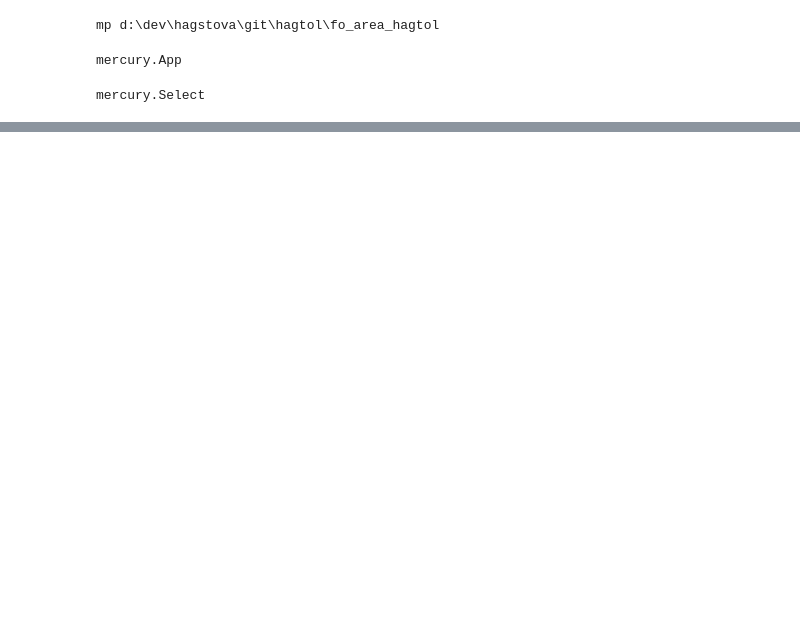
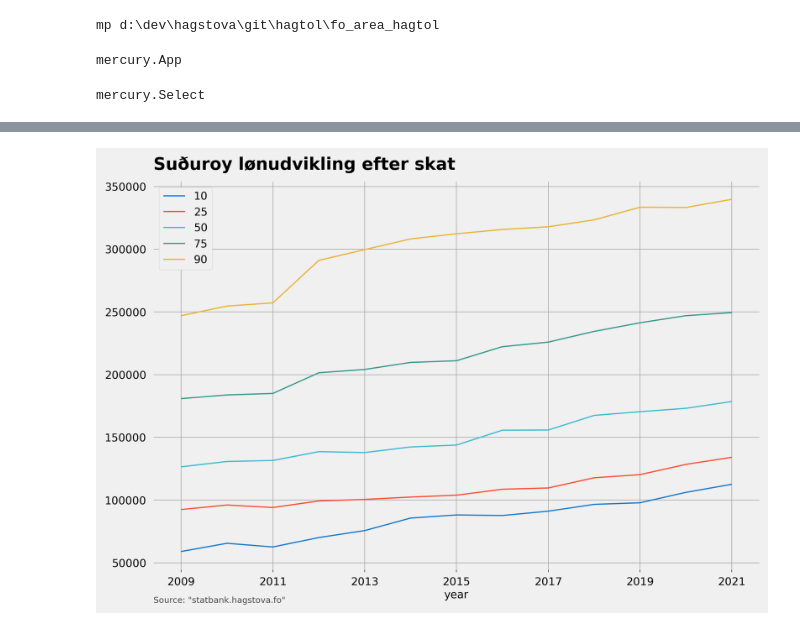
Before and after one commit to wentzlau/hagtol, a Jupyter notebook: fo_area_hagtol/fo_area_hagtol_salary.ipynb, the cells around one changed output, grey strips where cells are left out. Drawn from its saved outputs; the diff is of its cells as text; code cells hidden in the pictures; blank space fills up the shorter version.

```diff
--- a/fo_area_hagtol/fo_area_hagtol_salary.ipynb
+++ b/fo_area_hagtol/fo_area_hagtol_salary.ipynb
@@ -247,0 +253,4 @@ sdf.plot()
+# %%
+plot_2("Net income", px_id, f"{region.value} lønudvikling efter skat", "")
+# %% [output]
+[figure, added]
```
Also changed, not shown: parts of 6 cells of this notebook, 4 other files.
